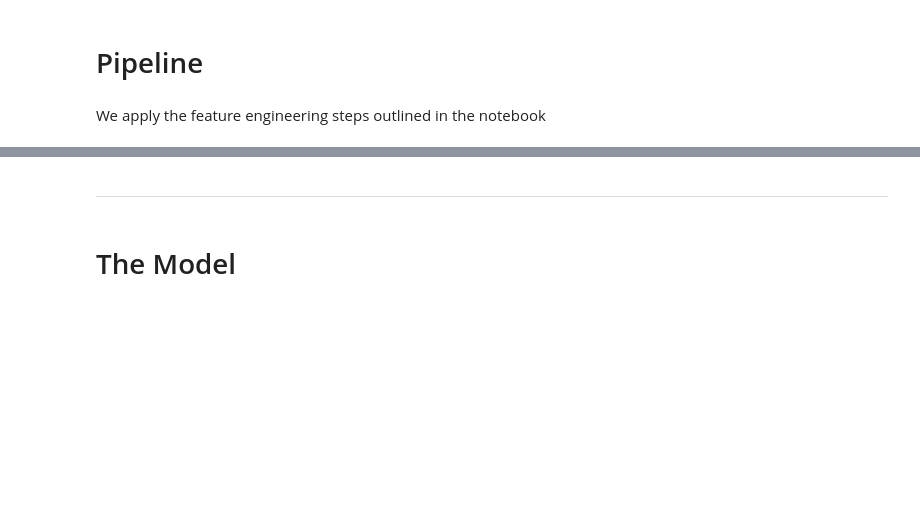
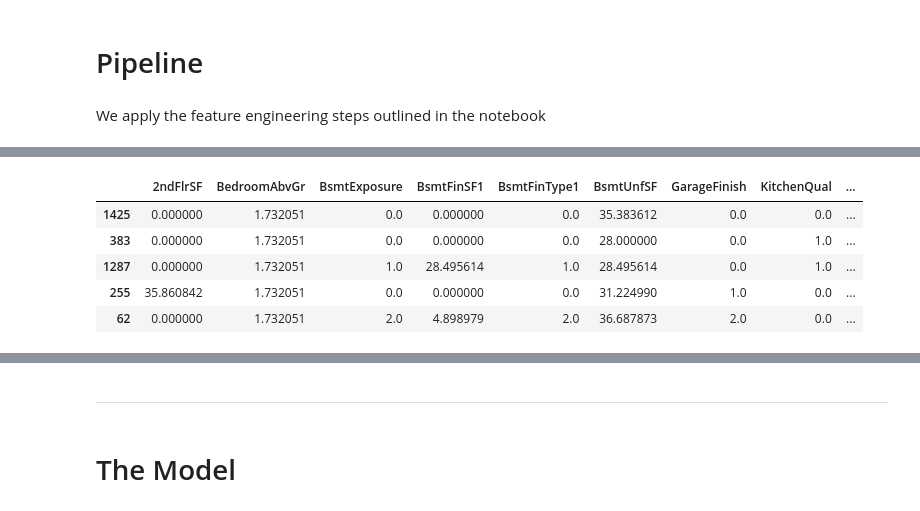
Before and after one commit to ewradcliffe/Heritage-Housing, a Jupyter notebook: jupyter_notebooks/ModellingAndEvaluation.ipynb, the cells around one changed output, grey strips where cells are left out. Saved outputs shown, nothing was run; the diff lists cells and outputs as text; code cells hidden in the pictures; blank space fills up the shorter version.

```diff
--- a/jupyter_notebooks/ModellingAndEvaluation.ipynb
+++ b/jupyter_notebooks/ModellingAndEvaluation.ipynb
@@ -118,0 +161,10 @@ We apply the feature engineering steps outlined in the notebook
+# %%
+house_prices_validate_set = pipeline.fit_transform(ValidateSet)
+house_prices_validate_set.head()
+# %% [output]
+|  | 2ndFlrSF | BedroomAbvGr | BsmtExposure | BsmtFinSF1 | BsmtFinType1 | BsmtUnfSF | GarageFinish | KitchenQual | ... |
+| 1425 | 0.000000 | 1.732051 | 0.0 | 0.000000 | 0.0 | 35.383612 | 0.0 | 0.0 | ... |
+| 383 | 0.000000 | 1.732051 | 0.0 | 0.000000 | 0.0 | 28.000000 | 0.0 | 1.0 | ... |
+| 1287 | 0.000000 | 1.732051 | 1.0 | 28.495614 | 1.0 | 28.495614 | 0.0 | 1.0 | ... |
+| 255 | 35.860842 | 1.732051 | 0.0 | 0.000000 | 0.0 | 31.224990 | 1.0 | 0.0 | ... |
+| 62 | 0.000000 | 1.732051 | 2.0 | 4.898979 | 2.0 | 36.687873 | 2.0 | 0.0 | ... |
```
Also changed, not shown: parts of 4 cells of this notebook.
